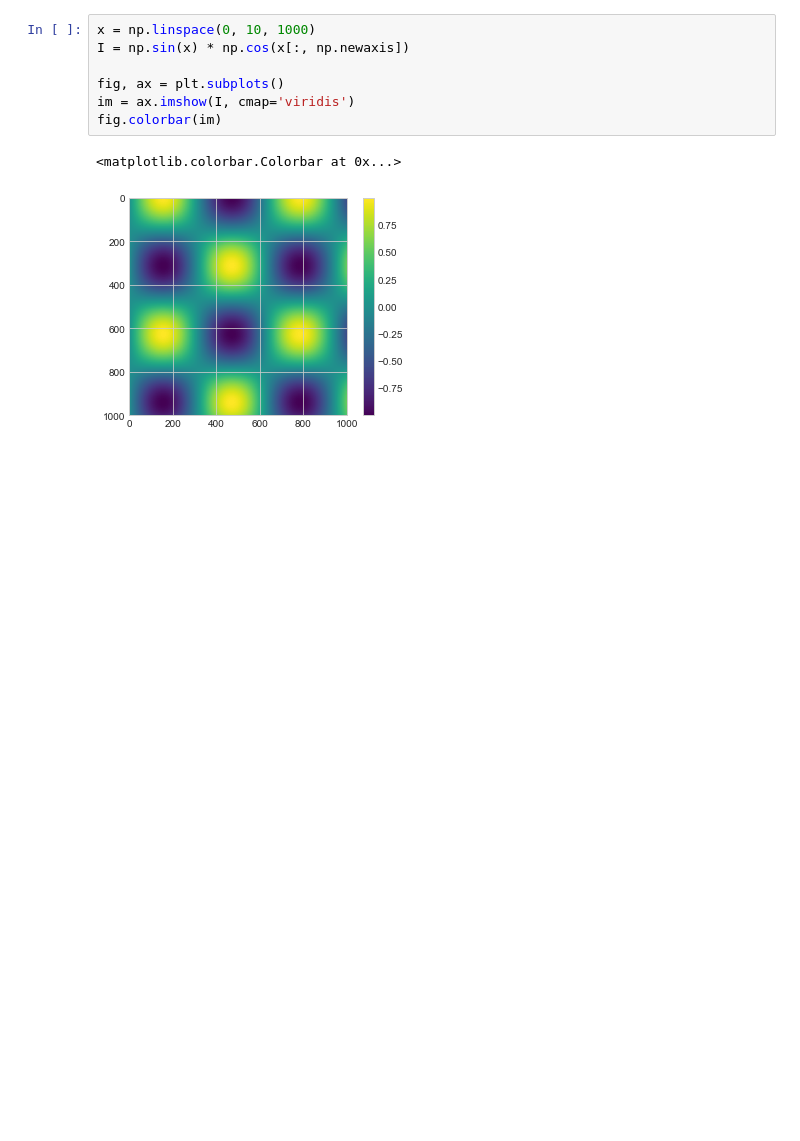
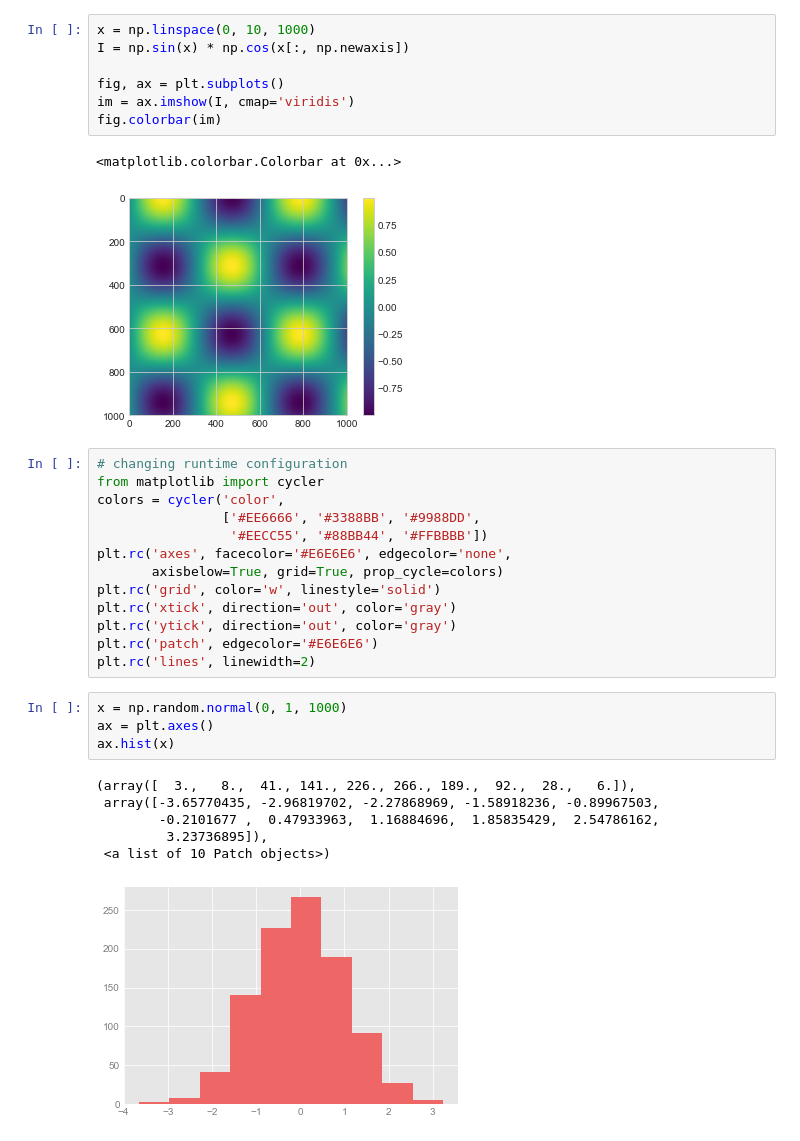
Before and after one commit to BenjaminPhillips22/Python-Data-Science-Handbook, a Jupyter notebook: Simple Line Plots.ipynb, the cells around one changed output. Drawn from its saved outputs; the diff is of its cells as text; blank space fills up the shorter version.

```diff
--- a/Simple Line Plots.ipynb
+++ b/Simple Line Plots.ipynb
@@ -123,3 +123,27 @@ fig.colorbar(im)
 # %% [output]
 <matplotlib.colorbar.Colorbar at 0x...>
 [figure]
+# %%
+# changing runtime configuration
+from matplotlib import cycler
+colors = cycler('color',
+                ['#EE6666', '#3388BB', '#9988DD',
+                 '#EECC55', '#88BB44', '#FFBBBB'])
+plt.rc('axes', facecolor='#E6E6E6', edgecolor='none',
+       axisbelow=True, grid=True, prop_cycle=colors)
+plt.rc('grid', color='w', linestyle='solid')
+plt.rc('xtick', direction='out', color='gray')
+plt.rc('ytick', direction='out', color='gray')
+plt.rc('patch', edgecolor='#E6E6E6')
+plt.rc('lines', linewidth=2)
+# %%
+x = np.random.normal(0, 1, 1000)
+ax = plt.axes()
+ax.hist(x)
+# %% [output]
+(array([  3.,   8.,  41., 141., 226., 266., 189.,  92.,  28.,   6.]),
+ array([-3.65770435, -2.96819702, -2.27868969, -1.58918236, -0.89967503,
+        -0.2101677 ,  0.47933963,  1.16884696,  1.85835429,  2.54786162,
+         3.23736895]),
+ <a list of 10 Patch objects>)
+[figure, added]
```
Also changed, not shown: parts of 4 cells of this notebook.
